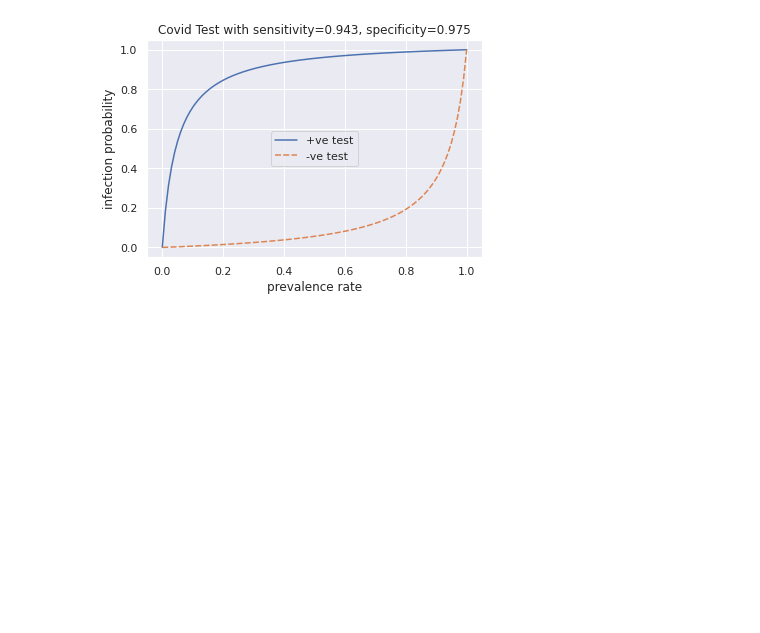
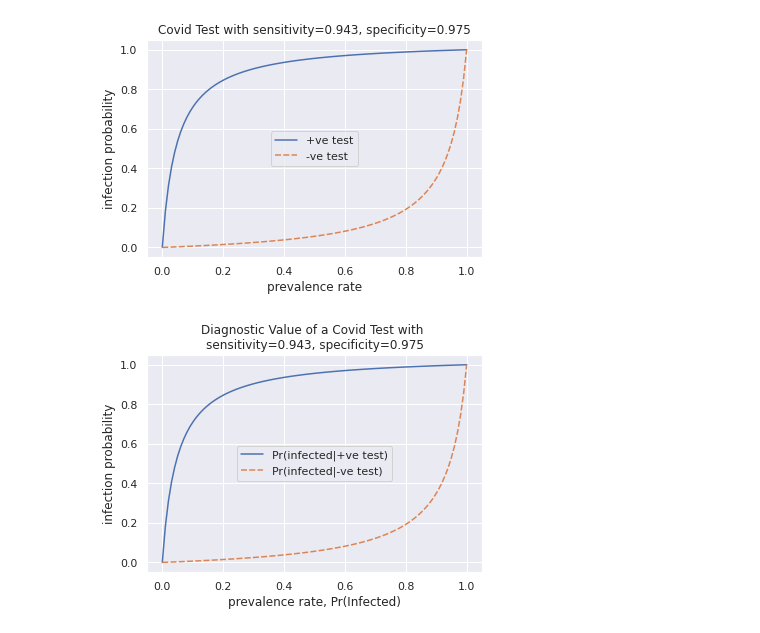
Before and after one commit to manishbayesian/bayesianbookpub, a Jupyter notebook: Chapter1_BayesCalculator,_Examples_X_XX.ipynb, the cells around one changed output. Saved outputs shown, nothing was run; the diff lists cells and outputs as text; code cells hidden in the pictures; blank space fills up the shorter version.

```diff
--- a/Chapter1_BayesCalculator,_Examples_X_XX.ipynb
+++ b/Chapter1_BayesCalculator,_Examples_X_XX.ipynb
@@ -229,6 +248,16 @@ sns.lineplot(data=infected_prob).set(xlabel='prevalence rate',
 plt.show()
 # %% [output]
 [figure]
+# %%
+### For Figure only
+infected_prob = pd.DataFrame({'Pr(infected|+ve test)':infected_prob_pos,
+                              'Pr(infected|-ve test)':infected_prob_neg},index=prevalence)
+sns.lineplot(data=infected_prob).set(xlabel='prevalence rate, Pr(Infected)',
+                                     ylabel='infection probability',
+                                     title='Diagnostic Value of a Covid Test with \nsensitivity=0.943, specificity=0.975')
+plt.show()
+# %% [output]
+[figure, added]
 # %%
 ss_values = np.linspace(0,1.,100)
 covid_rate_sens = []
```
Also changed, not shown: parts of 26 cells of this notebook.
